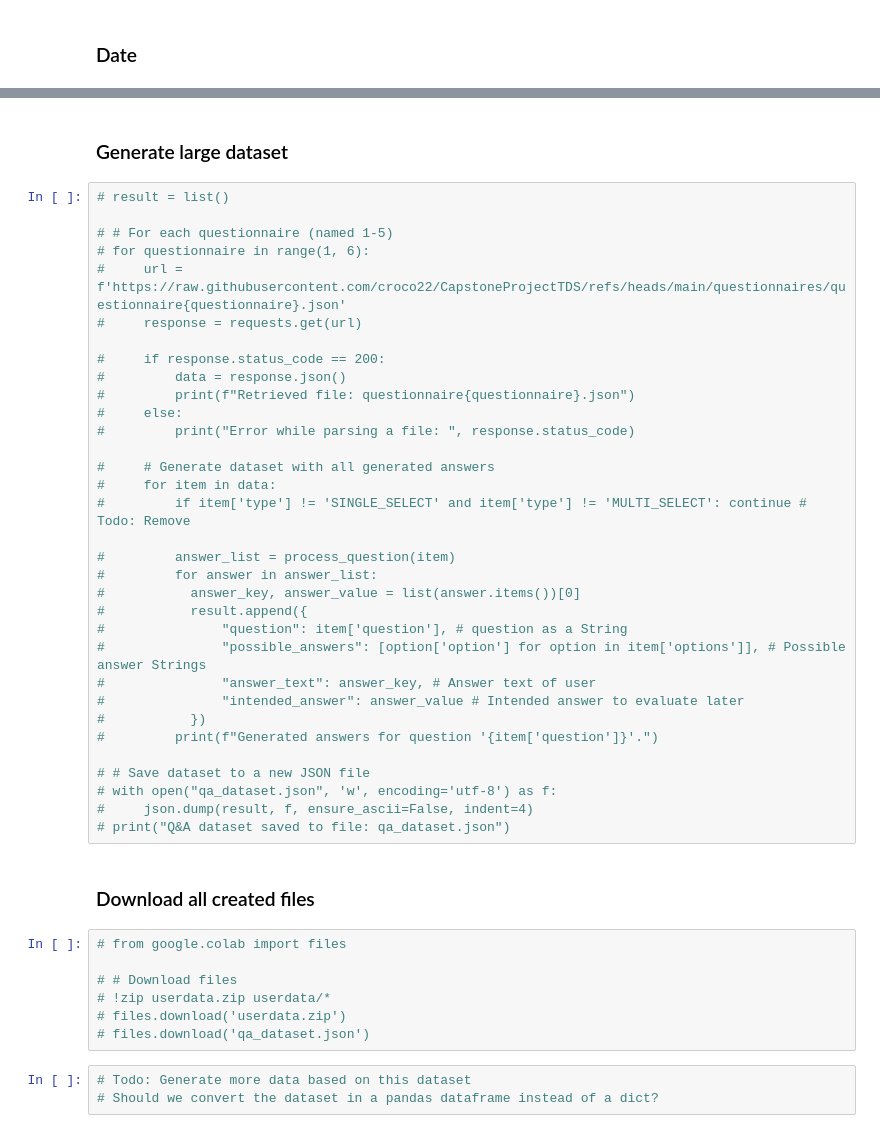
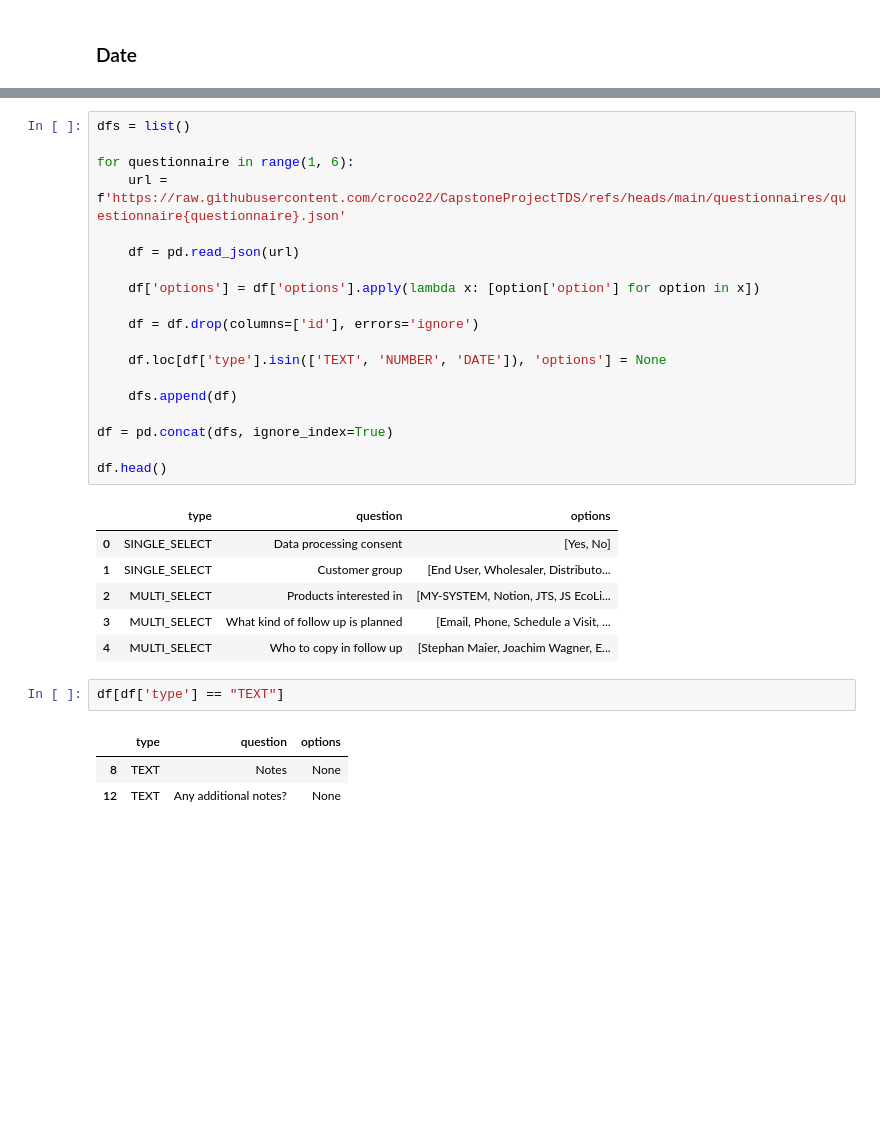
Before and after one commit to croco22/CapstoneProjectTDS, a Jupyter notebook: notebooks/Generate_QA_Dataset.ipynb, the cells around one changed output, grey strips where cells are left out. Saved outputs shown, nothing was run; the diff lists cells and outputs as text; blank space fills up the shorter version.

Commit message:
Replace dataset structure

```diff
--- a/notebooks/Generate_QA_Dataset.ipynb
+++ b/notebooks/Generate_QA_Dataset.ipynb
@@ -293,47 +295,32 @@ Answer sheet 5 saved to file: userdata/q4_20250109_133045.json
-# %% [markdown]
-### Generate large dataset
-# %%
-# result = list()
-
-# # For each questionnaire (named 1-5)
-# for questionnaire in range(1, 6):
-#     url = f'https://raw.githubusercontent.com/croco22/CapstoneProjectTDS/refs/heads/main/questionnaires/questionnaire{questionnaire}.json'
-#     response = requests.get(url)
-
-#     if response.status_code == 200:
-#         data = response.json()
-#         print(f"Retrieved file: questionnaire{questionnaire}.json")
-#     else:
-#         print("Error while parsing a file: ", response.status_code)
-
-#     # Generate dataset with all generated answers
-#     for item in data:
-#         if item['type'] != 'SINGLE_SELECT' and item['type'] != 'MULTI_SELECT': continue # Todo: Remove
-
-#         answer_list = process_question(item)
-#         for answer in answer_list:
-#           answer_key, answer_value = list(answer.items())[0]
-#           result.append({
-#               "question": item['question'], # question as a String
-#               "possible_answers": [option['option'] for option in item['options']], # Possible answer Strings
-#               "answer_text": answer_key, # Answer text of user
-#               "intended_answer": answer_value # Intended answer to evaluate later
-#           })
-#         print(f"Generated answers for question '{item['question']}'.")
-
-# # Save dataset to a new JSON file
-# with open("qa_dataset.json", 'w', encoding='utf-8') as f:
-#     json.dump(result, f, ensure_ascii=False, indent=4)
-# print("Q&A dataset saved to file: qa_dataset.json")
-# %% [markdown]
-### Download all created files
-# %%
-# from google.colab import files
-
-# # Download files
-# !zip userdata.zip userdata/*
-# files.download('userdata.zip')
-# files.download('qa_dataset.json')
-# %%
-# Todo: Generate more data based on this dataset
-# Should we convert the dataset in a pandas dataframe instead of a dict?
+# %%
+dfs = list()
+
+for questionnaire in range(1, 6):
+    url = f'https://raw.githubusercontent.com/croco22/CapstoneProjectTDS/refs/heads/main/questionnaires/questionnaire{questionnaire}.json'
+
+    df = pd.read_json(url)
+
+    df['options'] = df['options'].apply(lambda x: [option['option'] for option in x])
+
+    df = df.drop(columns=['id'], errors='ignore')
+
+    df.loc[df['type'].isin(['TEXT', 'NUMBER', 'DATE']), 'options'] = None
+
+    dfs.append(df)
+
+df = pd.concat(dfs, ignore_index=True)
+
+df.head()
+# %% [output]
+|  | type | question | options |
+| 0 | SINGLE_SELECT | Data processing consent | [Yes, No] |
+| 1 | SINGLE_SELECT | Customer group | [End User, Wholesaler, Distributo... |
+| 2 | MULTI_SELECT | Products interested in | [MY-SYSTEM, Notion, JTS, JS EcoLi... |
+| 3 | MULTI_SELECT | What kind of follow up is planned | [Email, Phone, Schedule a Visit, ... |
+| 4 | MULTI_SELECT | Who to copy in follow up | [Stephan Maier, Joachim Wagner, E... |
+# %%
+df[df['type'] == "TEXT"]
+# %% [output]
+|  | type | question | options |
+| 8 | TEXT | Notes | None |
+| 12 | TEXT | Any additional notes? | None |
```
Also changed, not shown: parts of 18 cells of this notebook.
